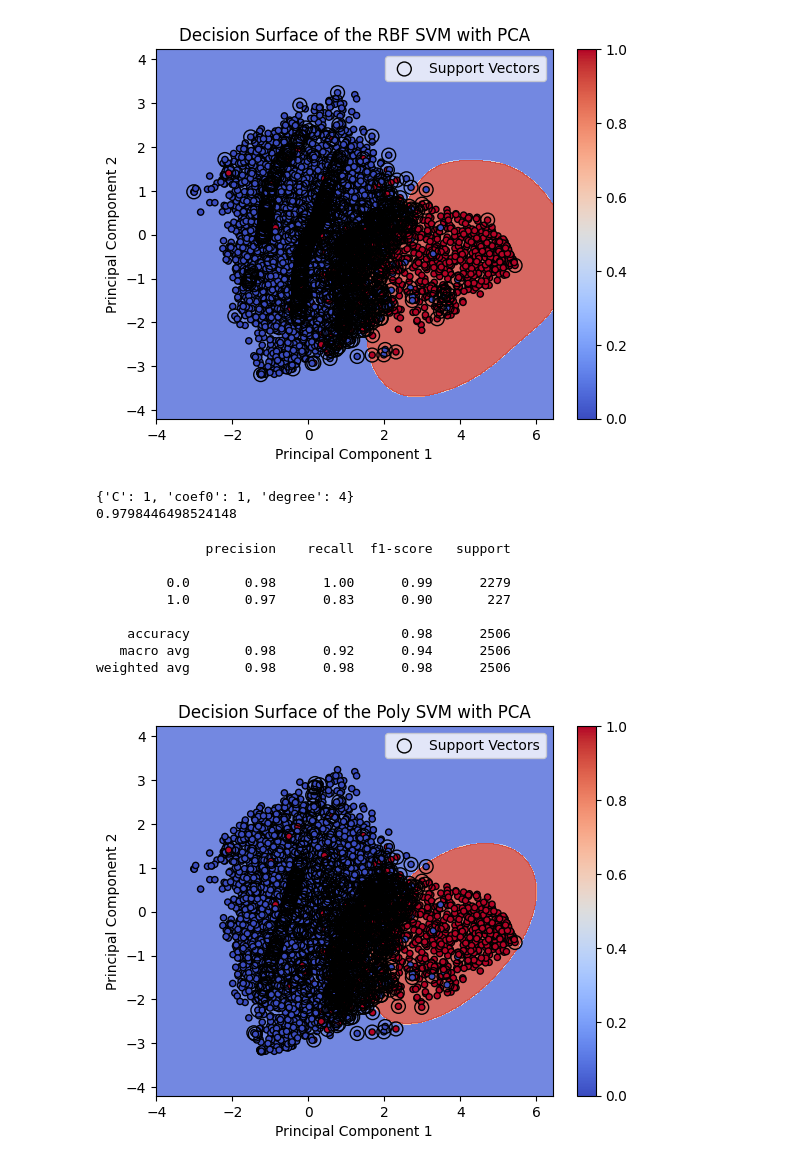
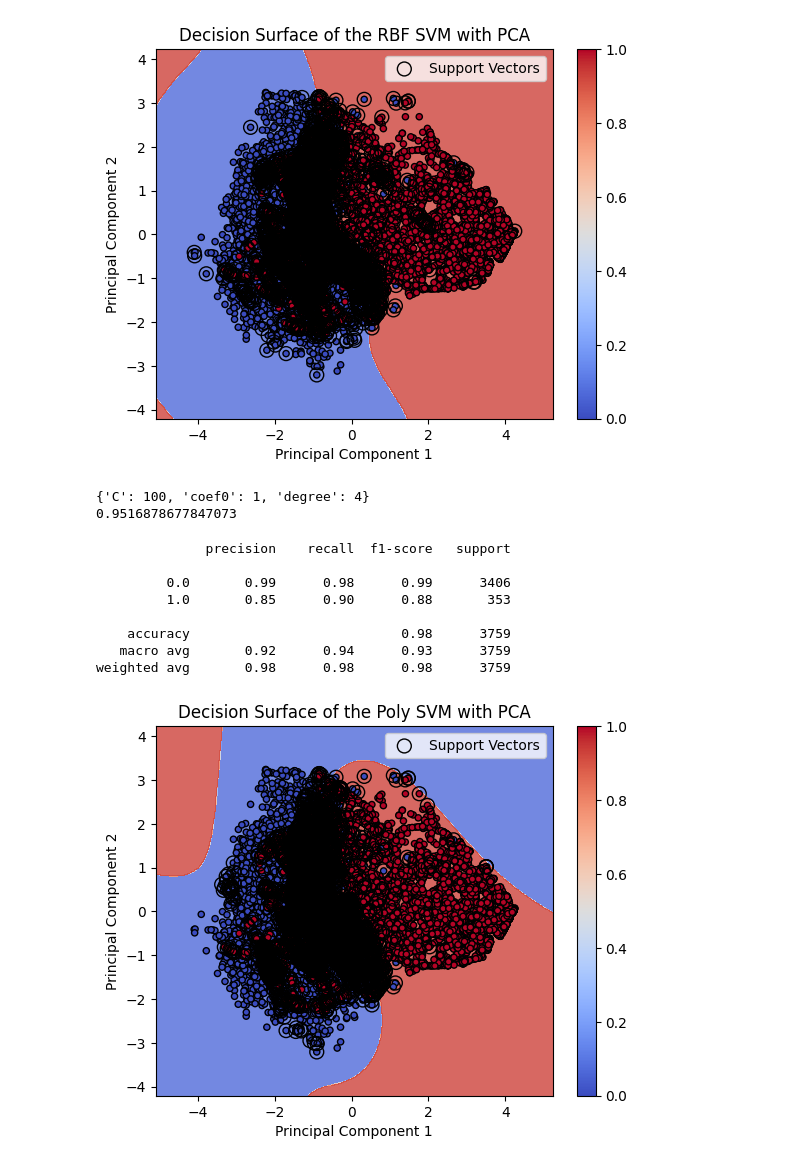
Before and after one commit to ZahirAhmadChaudhry/Pulsar_dataset_Classification_using_SVM, a Jupyter notebook: notebooks/MODEL_TRAINING.ipynb, the cells around one changed output. Cells and saved outputs as stored; diff of their text form; code cells hidden in the pictures.

```diff
--- a/notebooks/MODEL_TRAINING.ipynb
+++ b/notebooks/MODEL_TRAINING.ipynb
@@ -11,5 +11,6 @@ import warnings
 warnings.filterwarnings("ignore")
 # %%
 # importing the dataset
-df=pd.read_csv('Datasets/pulsar_data_train_processed.csv')
-df.head()
+df_train = pd.read_csv('Datasets/pulsar_data_train_processed.csv')
+df_test = pd.read_csv('Datasets/pulsar_data_test_processed.csv')
+df_validation = pd.read_csv('Datasets/pulsar_data_validation.csv')
@@ -29,0 +17,8 @@ X_train, X_test, y_train, y_test = train_test_split(X, y, test_size=0.2, random_
+# %%
+# Prepare the features and labels
+X_train = df_train.drop('target_class', axis=1)
+y_train = df_train['target_class']
+X_validation = df_validation.drop('target_class', axis=1)
+y_validation = df_validation['target_class']
+X_test = df_test.drop('target_class', axis=1)
+y_test = df_test['target_class']
@@ -152,7 +149,7 @@ weighted avg       0.98      0.98      0.98      2506
 # Apply PCA to reduce to two dimensions for visualization
 pca = PCA(n_components=2)
 X_train_pca = pca.fit_transform(X_train)
-X_test_pca = pca.transform(X_test)
+X_test_pca = pca.transform(X_validation)
 
 # Train an SVM with RBF kernel on the first two principal components
 svc_rbf = SVC(kernel='rbf', gamma='auto')
@@ -186,7 +183,7 @@ plt.scatter(X_train_pca[sv_indices, 0], X_train_pca[sv_indices, 1],
 plt.legend()
 plt.show()
 # %% [output]
-[figure, old version]
+[figure, new version]
 # %%
 # Define the parameter grid for SVC with polynomial kernel
 param_grid_poly = {
@@ -208,28 +205,28 @@ grid_search_poly.fit(X_train, y_train)
 print(grid_search_poly.best_params_)
 print(grid_search_poly.best_score_)
 # %% [output]
-{'C': 1, 'coef0': 1, 'degree': 4}
-0.9798446498524148
+{'C': 100, 'coef0': 1, 'degree': 4}
+0.9516878677847073
 # %%
 # Predict on the test set
-y_pred = grid_search_poly.predict(X_test)
+y_pred = grid_search_poly.predict(X_validation)
 
 # Calculate metrics
-print(classification_report(y_test, y_pred))
+print(classification_report(y_validation, y_pred))
 # %% [output]
               precision    recall  f1-score   support
 
-         0.0       0.98      1.00      0.99      2279
-         1.0       0.97      0.83      0.90       227
+         0.0       0.99      0.98      0.99      3406
+         1.0       0.85      0.90      0.88       353
 
-    accuracy                           0.98      2506
-   macro avg       0.98      0.92      0.94      2506
-weighted avg       0.98      0.98      0.98      2506
+    accuracy                           0.98      3759
+   macro avg       0.92      0.94      0.93      3759
+weighted avg       0.98      0.98      0.98      3759
 # %%
 # Apply PCA to reduce to two dimensions for visualization
 pca = PCA(n_components=2)
 X_train_pca = pca.fit_transform(X_train)
-X_test_pca = pca.transform(X_test)
+X_test_pca = pca.transform(X_validation)
 
 # Train an SVM with Polynomial kernel on the first two principal components
 poly_svc = SVC(kernel='poly', degree=4, coef0=1)
@@ -237,34 +234,34 @@ poly_svc.fit(X_train_pca, y_train)
 
 
 # Create a grid to plot decision boundary
 h = .02  # step size in the mesh
 x_min, x_max = X_train_pca[:, 0].min() - 1, X_train_pca[:, 0].max() + 1
 y_min, y_max = X_train_pca[:, 1].min() - 1, X_train_pca[:, 1].max() + 1
 xx, yy = np.meshgrid(np.arange(x_min, x_max, h),
                      np.arange(y_min, y_max, h))
 
 # Predict the decision boundary on the mesh grid
 Z = poly_svc.predict(np.c_[xx.ravel(), yy.ravel()])
 Z = Z.reshape(xx.shape)
 
 # Plot the decision boundary and the support vectors
 plt.contourf(xx, yy, Z, alpha=0.8, cmap=plt.cm.coolwarm)
 plt.scatter(X_train_pca[:, 0], X_train_pca[:, 1], c=y_train, edgecolors='k', cmap=plt.cm.coolwarm, s=20)
 plt.xlabel('Principal Component 1')
 plt.ylabel('Principal Component 2')
 plt.title('Decision Surface of the Poly SVM with PCA')
 plt.colorbar()
 
 # Highlight the support vectors
 sv_indices = poly_svc.support_  # Get the indices of support vectors
 plt.scatter(X_train_pca[sv_indices, 0], X_train_pca[sv_indices, 1],
             facecolors='none', edgecolors='k', marker='o', s=100,
             label='Support Vectors')
 
 plt.legend()
 plt.show()
 # %% [output]
-[figure, old version]
+[figure, new version]
 # %%
 import numpy as np
 import matplotlib.pyplot as plt
```
Also changed, not shown: parts of 11 cells of this notebook, 25 other files.
